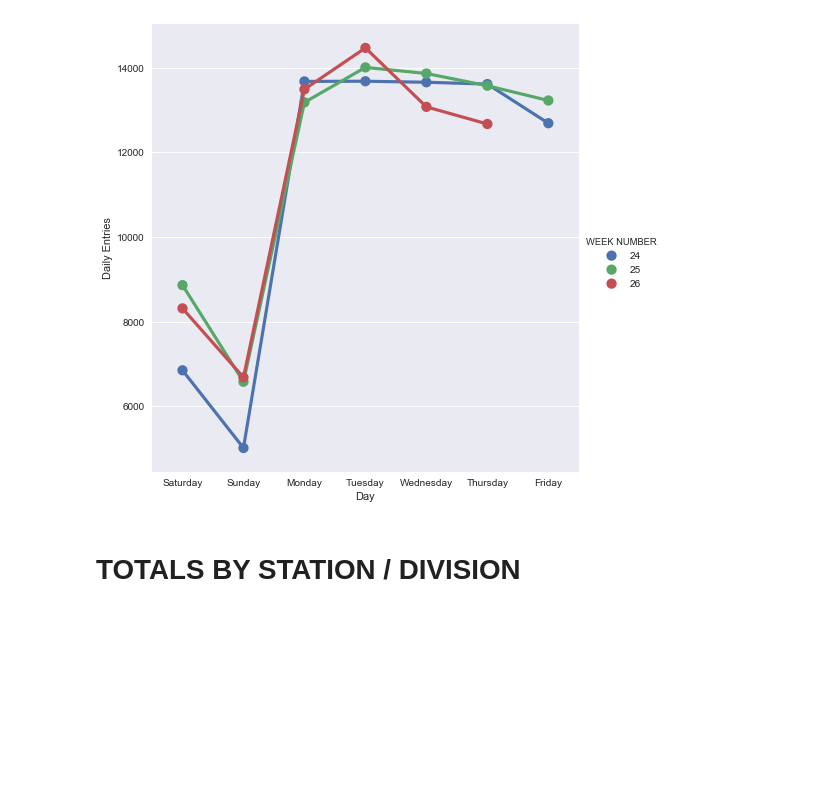
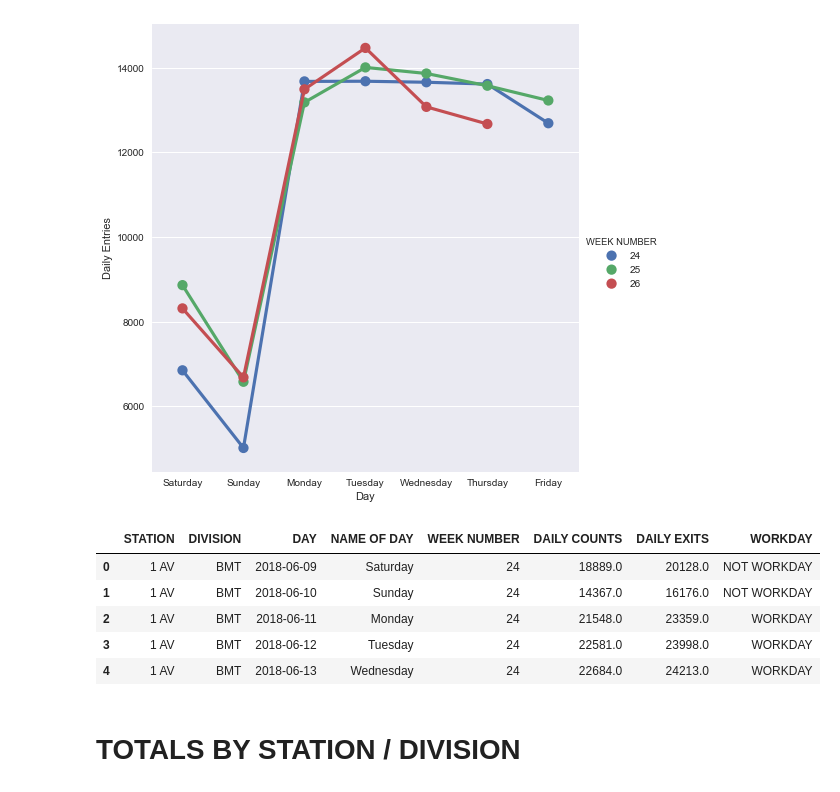
Before and after one commit to alfordlew/Project_1, a Jupyter notebook: 03_Explore_Data.ipynb, the cells around one changed output. Drawn from its saved outputs; the diff is of its cells as text; code cells hidden in the pictures; blank space fills up the shorter version.

Commit message:
added 04 latlong, added workday to 03

```diff
--- a/03_Explore_Data.ipynb
+++ b/03_Explore_Data.ipynb
@@ -52,6 +52,24 @@ fig.set_axis_labels('Day','Daily Entries')
 # %% [output]
 <seaborn.axisgrid.FacetGrid at 0x...>
 [figure]
+# %%
+#create seperate data frames for weekend and weeday
+def weekday(row):
+    if row['NAME OF DAY'] == 'Saturday' or row['NAME OF DAY']=='Sunday':
+        return 'NOT WORKDAY'
+    else:
+        return 'WORKDAY'
+# %%
+count_by_station['WORKDAY'] = count_by_station.apply(weekday, axis =1 )
+# %%
+count_by_station.head()
+# %% [output]
+|  | STATION | DIVISION | DAY | NAME OF DAY | WEEK NUMBER | DAILY COUNTS | DAILY EXITS | WORKDAY |
+| 0 | 1 AV | BMT | 2018-06-09 | Saturday | 24 | 18889.0 | 20128.0 | NOT WORKDAY |
+| 1 | 1 AV | BMT | 2018-06-10 | Sunday | 24 | 14367.0 | 16176.0 | NOT WORKDAY |
+| 2 | 1 AV | BMT | 2018-06-11 | Monday | 24 | 21548.0 | 23359.0 | WORKDAY |
+| 3 | 1 AV | BMT | 2018-06-12 | Tuesday | 24 | 22581.0 | 23998.0 | WORKDAY |
+| 4 | 1 AV | BMT | 2018-06-13 | Wednesday | 24 | 22684.0 | 24213.0 | WORKDAY |
 # %% [markdown]
 # TOTALS BY STATION / DIVISION
 # %%
```
Also changed, not shown: 4 other files.
